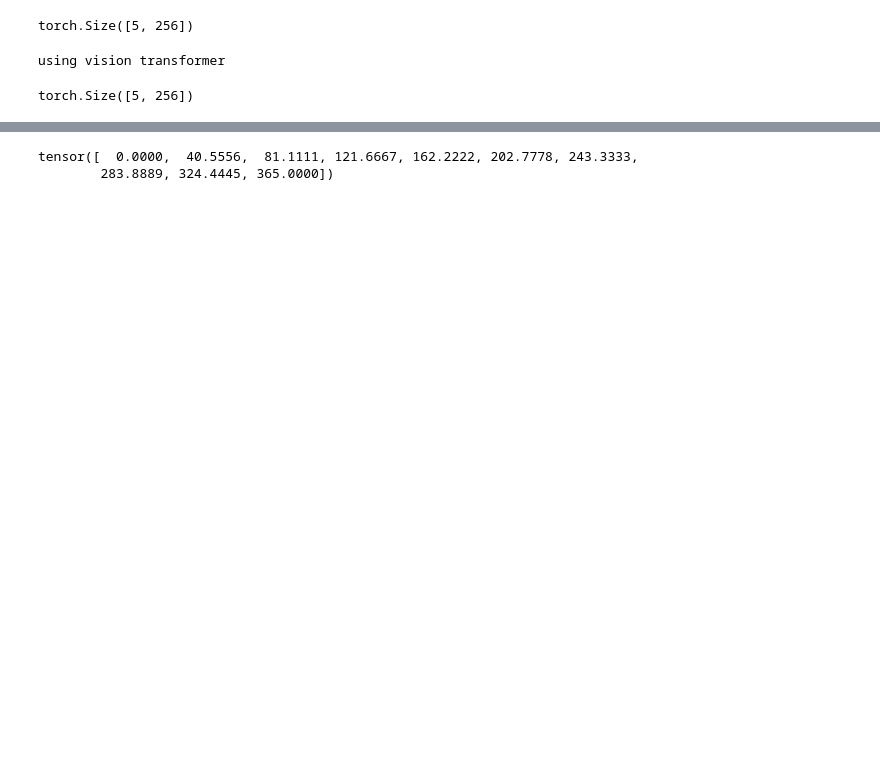
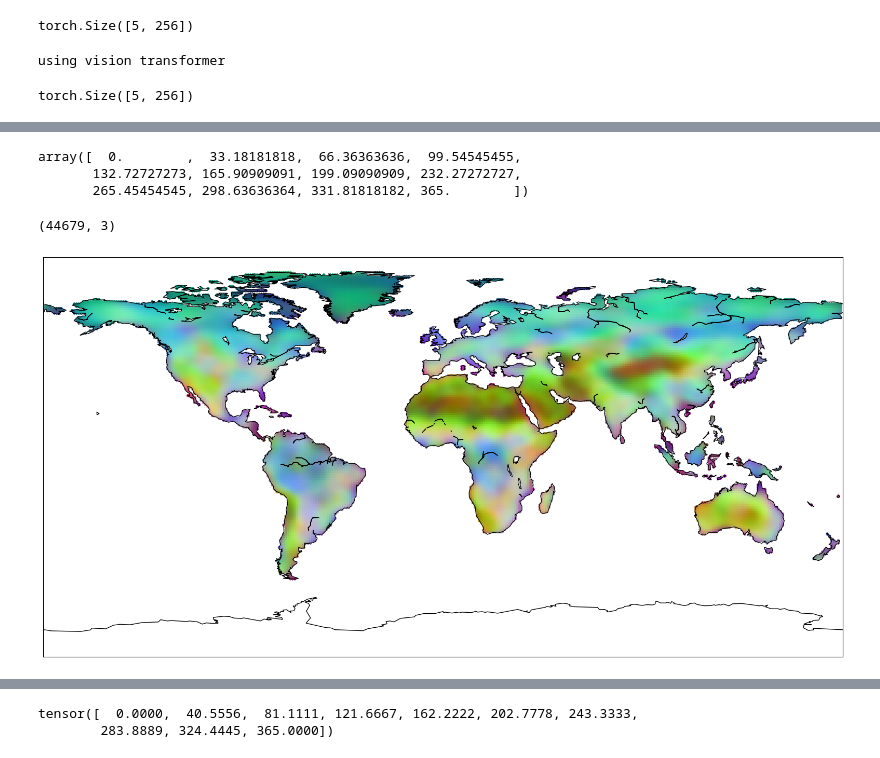
Before and after one commit to arizonat/satclip, a Jupyter notebook: satclip/satclip_temporal_basics.ipynb, the cells around one changed output, grey strips where cells are left out. Saved outputs shown, nothing was run; the diff lists cells and outputs as text; code cells hidden in the pictures; blank space fills up the shorter version.

```diff
--- a/satclip/satclip_temporal_basics.ipynb
+++ b/satclip/satclip_temporal_basics.ipynb
@@ -33,0 +167,23 @@ torch.Size([5, 256])
+# %%
+np.unique(land_coords[:,2])
+# %% [output]
+array([  0.        ,  33.18181818,  66.36363636,  99.54545455,
+       132.72727273, 165.90909091, 199.09090909, 232.27272727,
+       265.45454545, 298.63636364, 331.81818182, 365.        ])
+# %%
+# Spring
+fig, ax = plt.subplots(1,1, figsize=(20, 10))
+m = Basemap(projection='cyl', resolution='c', ax=ax)
+m.drawcoastlines()
+
+# Land mask
+t_land_idx = land_coords[:, 2] < 80  # Spring time
+t_land_coords = land_coords[t_land_idx]
+t_land_pca = land_pca[t_land_idx]
+print(t_land_coords.shape)
+
+ax.scatter(t_land_coords[:, 0], t_land_coords[:, 1], s=10, c=t_land_pca, label="Location")
+plt.show()
+# %% [output]
+(44679, 3)
+[figure, added]
```
Also changed, not shown: parts of 17 cells of this notebook, 1 other file.
